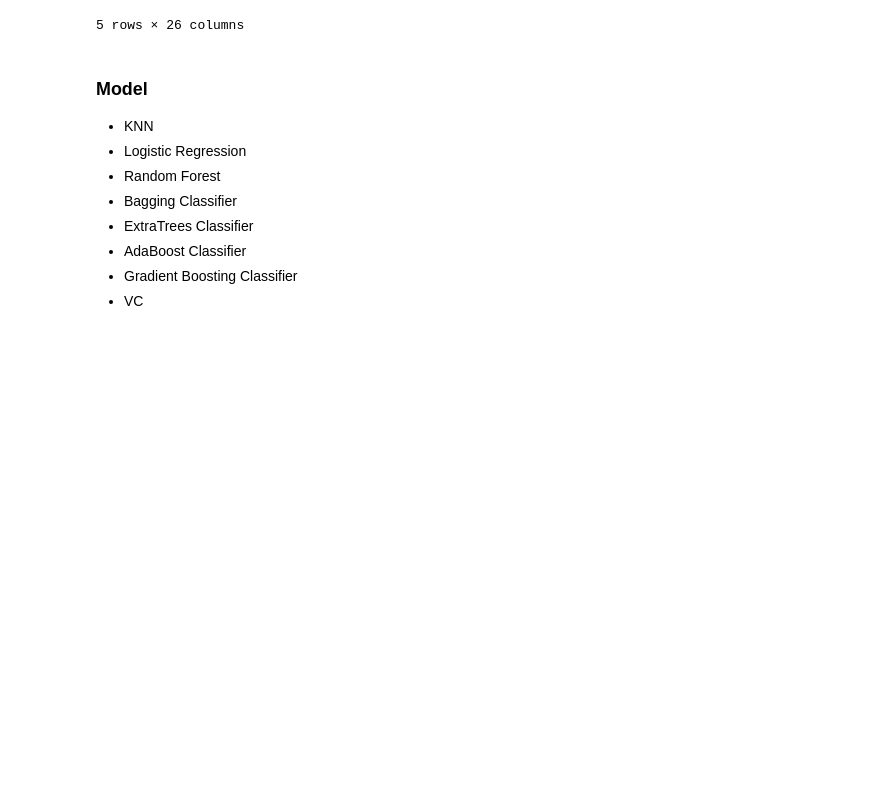
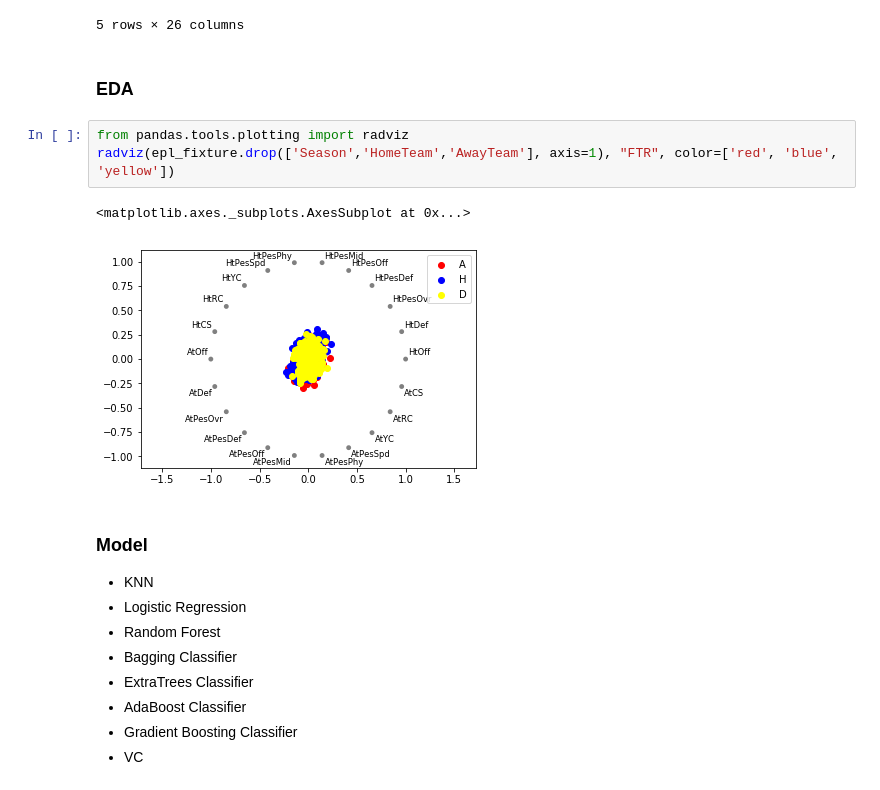
Before and after one commit to slee279/EPL, a Jupyter notebook: Classification.ipynb, the cells around one changed output. Drawn from its saved outputs; the diff is of its cells as text; blank space fills up the shorter version.

```diff
--- a/Classification.ipynb
+++ b/Classification.ipynb
@@ -100,6 +103,14 @@ epl_fixture.head()
 | 3 | 14 | Sunderland | Fulham | A | 0.675676 | 0.806794 | 80.0 | 79.0 | 81.0 | 81.0 | ... |
 | 4 | 14 | Swansea City | Manchester Utd | A | 0.945946 | 1.104034 | 79.0 | 78.0 | 80.0 | 80.0 | ... |
 5 rows × 26 columns
+# %% [markdown]
+### EDA
+# %%
+from pandas.tools.plotting import radviz
+radviz(epl_fixture.drop(['Season','HomeTeam','AwayTeam'], axis=1), "FTR", color=['red', 'blue', 'yellow'])
+# %% [output]
+<matplotlib.axes._subplots.AxesSubplot at 0x...>
+[figure, added]
 # %% [markdown]
 <a id='model'></a>
 ### Model
```
Also changed, not shown: parts of 3 cells of this notebook, 3 other files.
